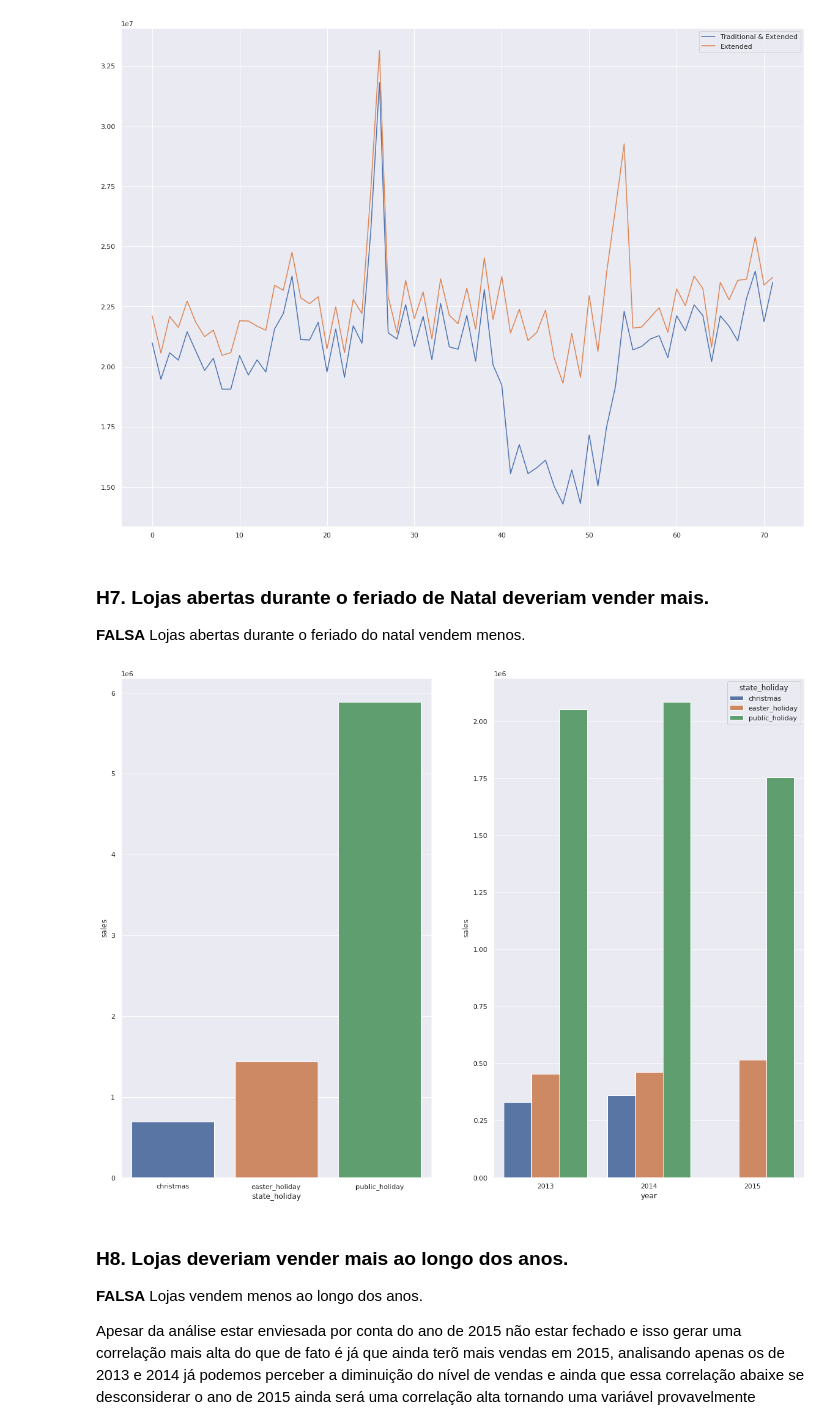
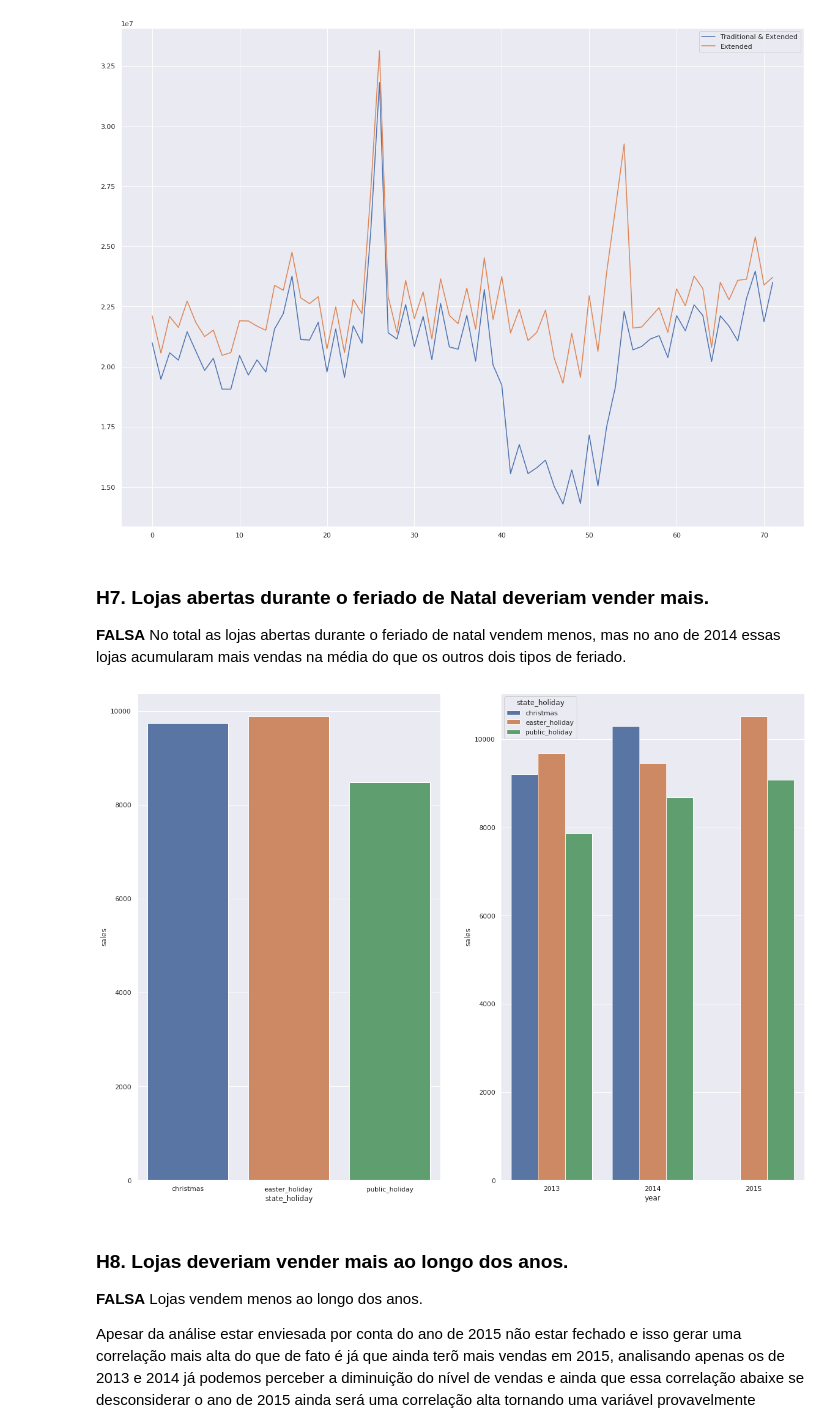
Before and after one commit to JeffersonMedines/rossmann_store_sales, a Jupyter notebook: m10_v01_store_sales_prediction.ipynb, the cells around one changed output. Cells and saved outputs as stored; diff of their text form; code cells hidden in the pictures.

```diff
--- a/m10_v01_store_sales_prediction.ipynb
+++ b/m10_v01_store_sales_prediction.ipynb
@@ -702,22 +700,22 @@ ax.legend( labels=['Traditional & Extended', 'Extended'] );
 [figure]
 # %% [markdown]
 ### **H7.** Lojas abertas durante o feriado de Natal deveriam vender mais.
-**FALSA** Lojas abertas durante o feriado do natal vendem menos.
+**FALSA** No total as lojas abertas durante o feriado de natal vendem menos, mas no ano de 2014 essas lojas acumularam mais vendas na média do que os outros dois tipos de feriado.
 # %%
 # Create Auxiliary Df
 aux = df4[df4['state_holiday'] != 'regular_day']
 
-# Graph 1 - Total Sales
+# Graph 1 - Average Total Sales
 plt.subplot( 1, 2, 1 )
-aux1 = aux[['state_holiday', 'sales']].groupby( 'state_holiday' ).sum().reset_index()
+aux1 = aux[['state_holiday', 'sales']].groupby( 'state_holiday' ).mean().reset_index()
 sns.barplot( x='state_holiday', y='sales', data=aux1 );
 
-# Graph 2 - Sales by Year
+# Graph 2 - Average Sales by Year
 plt.subplot( 1, 2, 2 )
-aux2 = aux[['year', 'state_holiday', 'sales']].groupby( ['year', 'state_holiday'] ).sum().reset_index()
+aux2 = aux[['year', 'state_holiday', 'sales']].groupby( ['year', 'state_holiday'] ).mean().reset_index()
 sns.barplot( x='year', y='sales', hue='state_holiday', data=aux2 );
 # %% [output]
-[figure, old version]
+[figure, new version]
 # %% [markdown]
 ### **H8.** Lojas deveriam vender mais ao longo dos anos.
 **FALSA** Lojas vendem menos ao longo dos anos.
```
Also changed, not shown: parts of 7 cells of this notebook, 3 other files.
